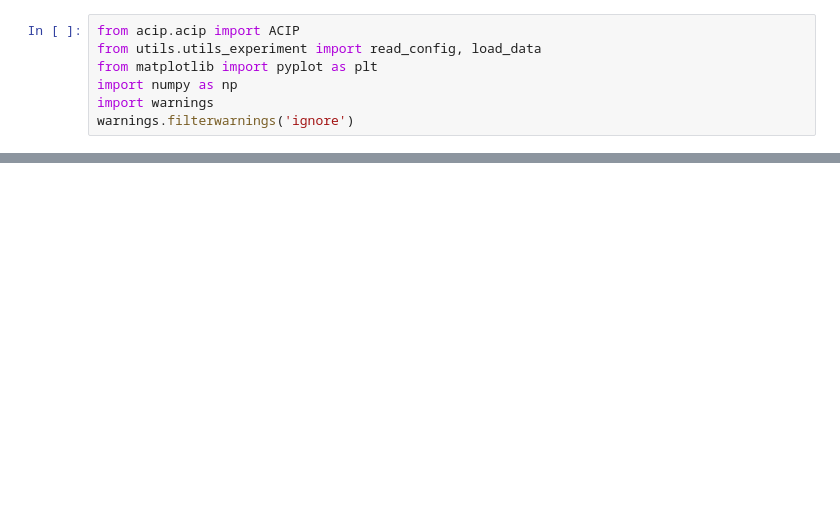
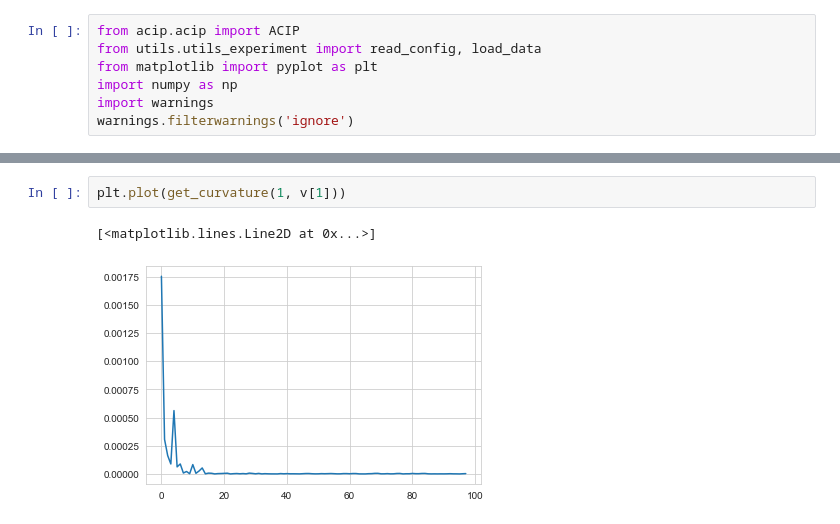
Before and after one commit to ferrocactus/cellar, a Jupyter notebook: notebooks/main.ipynb, the cells around one changed output, grey strips where cells are left out. Drawn from its saved outputs; the diff is of its cells as text; blank space fills up the shorter version.

```diff
--- a/notebooks/main.ipynb
+++ b/notebooks/main.ipynb
@@ -29,0 +40,5 @@ w.plot("top_markers")
+# %%
+plt.plot(get_curvature(1, v[1]))
+# %% [output]
+[<matplotlib.lines.Line2D at 0x...>]
+[figure, added]
```
Also changed, not shown: parts of 5 cells of this notebook, 5 other files.
